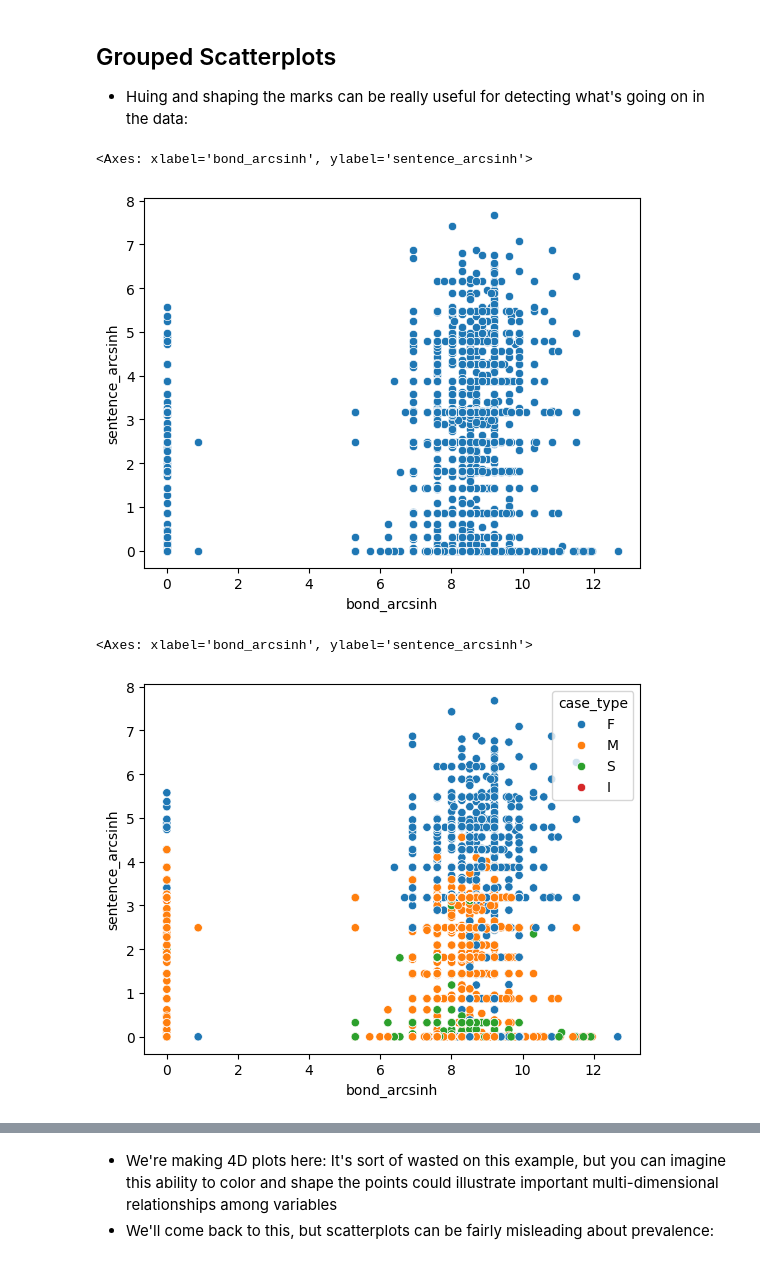
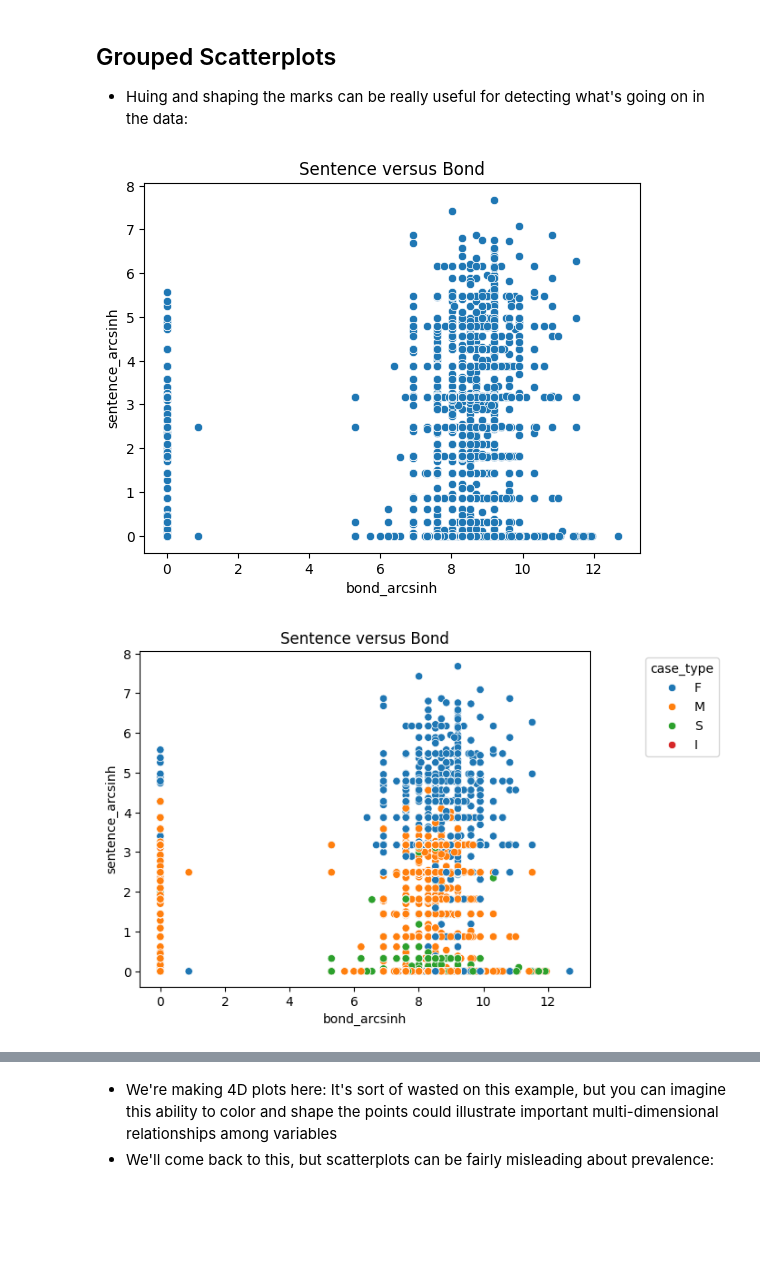
Before and after one commit to yuthimreddy/EDA_HW03, a Jupyter notebook: EDA.ipynb, the cells around one changed output, grey strips where cells are left out. Cells and saved outputs as stored; diff of their text form; code cells hidden in the pictures; blank space fills up the shorter version.

```diff
--- a/EDA.ipynb
+++ b/EDA.ipynb
@@ -540,17 +654,18 @@ plt.show()
 # %%
 var1 = 'bond_arcsinh' # A numeric variable
 var2 = 'sentence_arcsinh' # Another numeric
 cat1 = 'case_type' # A categorical variable
 cat2 = 'is_poor' # A categorical variable
 
-sns.scatterplot(data=df, x=var1, y=var2) # Our initial plot
+sns.scatterplot(data=df, x=var1, y=var2).set(title='Sentence versus Bond')
+plt.show() # Our initial plot
 # %% [output]
-<Axes: xlabel='bond_arcsinh', ylabel='sentence_arcsinh'>
-[figure, old version]
+[figure, new version]
 # %%
-sns.scatterplot(data=df, x=var1, y=var2, hue=cat1) # Coloring dots by case_type
+this_plot = sns.scatterplot(data=df, x=var1, y=var2, hue=cat1)
+this_plot.set(title='Sentence versus Bond')
+sns.move_legend(this_plot, "upper right", bbox_to_anchor=(1.3, 1)) # Moves the Legend
 # %% [output]
-<Axes: xlabel='bond_arcsinh', ylabel='sentence_arcsinh'>
-[figure, old version]
+[figure, new version]
 # %%
 this_plot = sns.scatterplot(data=df, x=var1, y=var2, hue=cat1, style=cat2) # Two kinds of grouping
```
Also changed, not shown: parts of 28 cells of this notebook, 7 other files.
